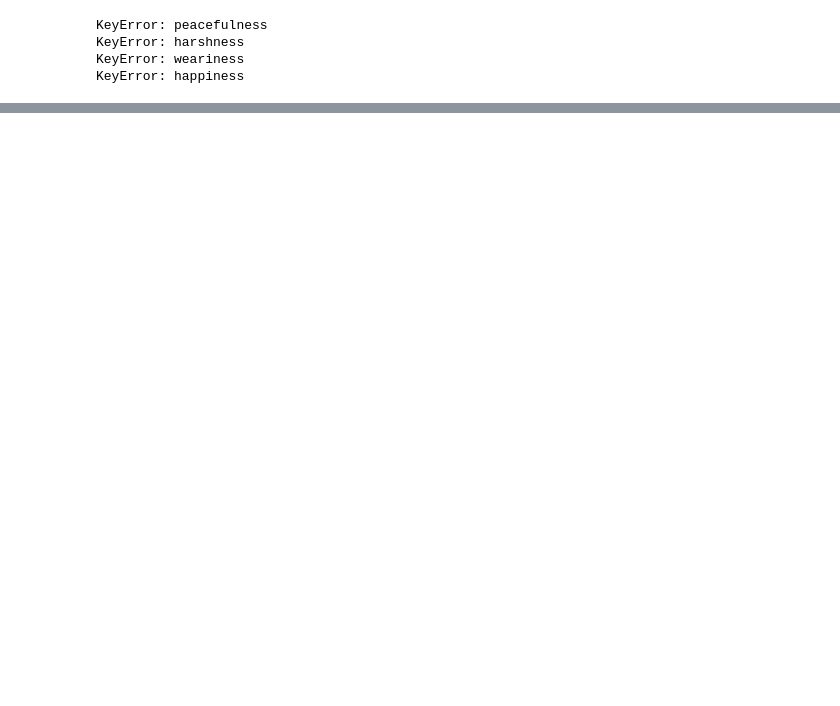
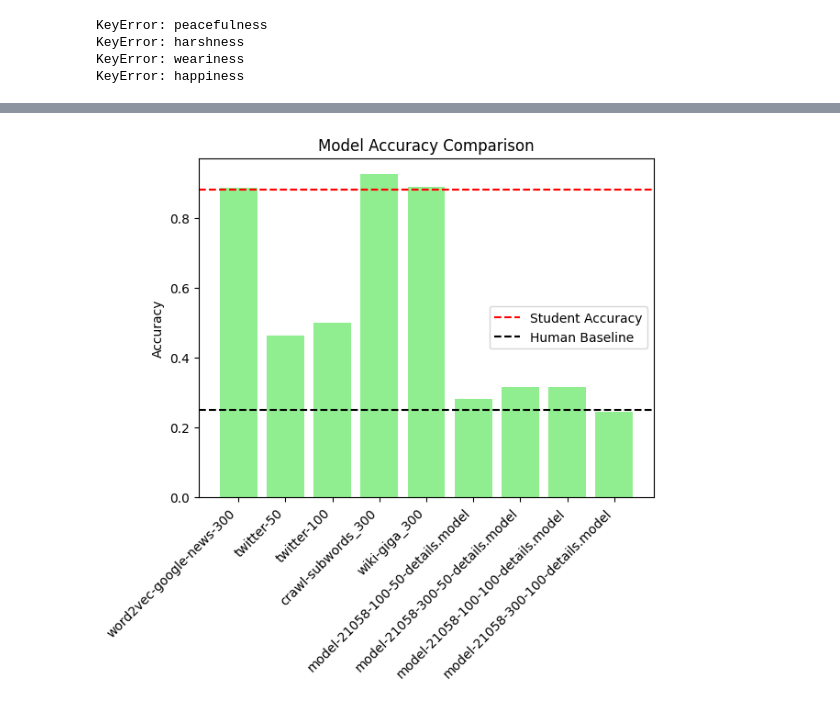
Before and after one commit to LouMeziere/Synonym-Test, a Jupyter notebook: file.ipynb, the cells around one changed output, grey strips where cells are left out. Saved outputs shown, nothing was run; the diff lists cells and outputs as text; code cells hidden in the pictures; blank space fills up the shorter version.

```diff
--- a/file.ipynb
+++ b/file.ipynb
@@ -331,0 +252,4 @@ KeyError: periodically
+# %%
+create_graph()
+# %% [output]
+[figure, added]
```
Also changed, not shown: parts of 22 cells of this notebook.
